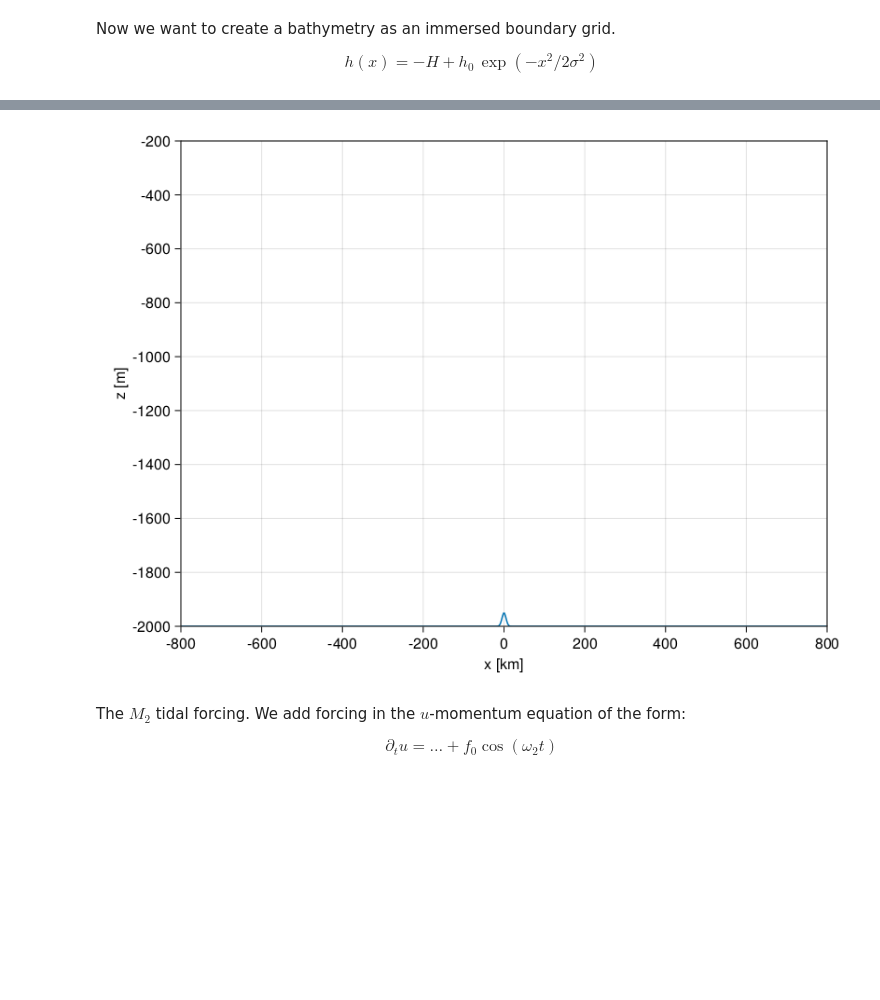
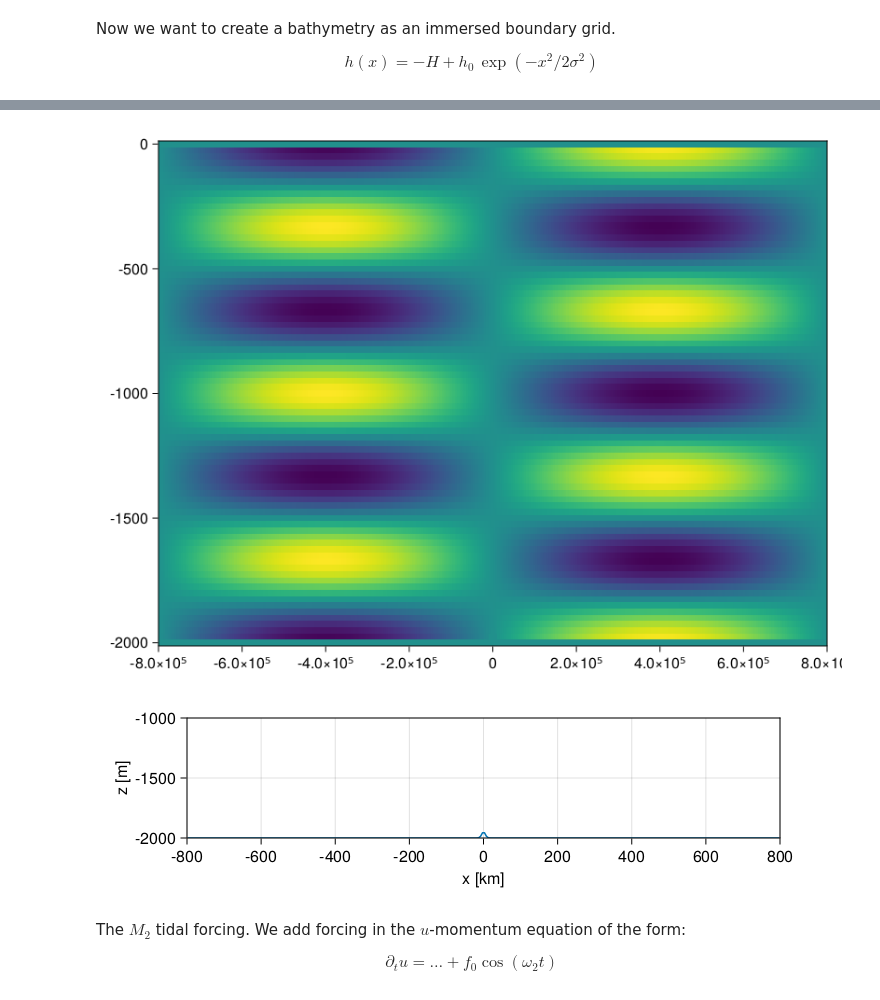
Before and after one commit to navidcy/Oceananigans-Tutorial-CFP, a Jupyter notebook: barotropic_tide/barotropic_tide.ipynb, the cells around one changed output, grey strips where cells are left out. Cells and saved outputs as stored; diff of their text form; code cells hidden in the pictures; blank space fills up the shorter version.

```diff
--- a/barotropic_tide/barotropic_tide.ipynb
+++ b/barotropic_tide/barotropic_tide.ipynb
@@ -21,7 +9,7 @@ using CUDA
 # %%
-Nx, Nz = 600, 160
+Nx, Nz = 300, 80
 
-architecture = GPU()
+architecture = CPU()
 
 H  = 2kilometers
 Lx = 1600kilometers
@@ -59,3 +105,12 @@ grid = ImmersedBoundaryGrid(underlying_grid, GridFittedBottom(bump))
+# %%
+x, y, z = nodes(∂c∂z)
+
+fig = Figure()
+ax = Axis(fig[1, 1])
+heatmap!(ax, x, z, interior(∂c∂z, :, 1, :))
+fig
+# %% [output]
+[figure, added]
 # %%
 xC = xnodes(grid, Center())
 
@@ -63,17 +118,17 @@ bottom = CUDA.@allowscalar collect(grid.immersed_boundary.bottom_height[1:Nx, 1]
 # %%
 using CairoMakie
 
-fig = Figure()
+fig = Figure(resolution = (700, 200))
 ax = Axis(fig[1, 1],
           xlabel="x [km]",
           ylabel="z [m]",
-          limits=((-Lx/2e3, Lx/2e3), (-H, -H/10)))
+          limits=((-Lx/2e3, Lx/2e3), (-H, -H/2)))
 
 lines!(ax, xC/1e3, bottom)
 
 fig
 # %% [output]
-[figure, old version]
+[figure, new version]
 # %% [markdown]
 The $M_2$ tidal forcing. We add forcing in the $u$-momentum equation of the form:
 
```
Also changed, not shown: parts of 35 cells of this notebook.
